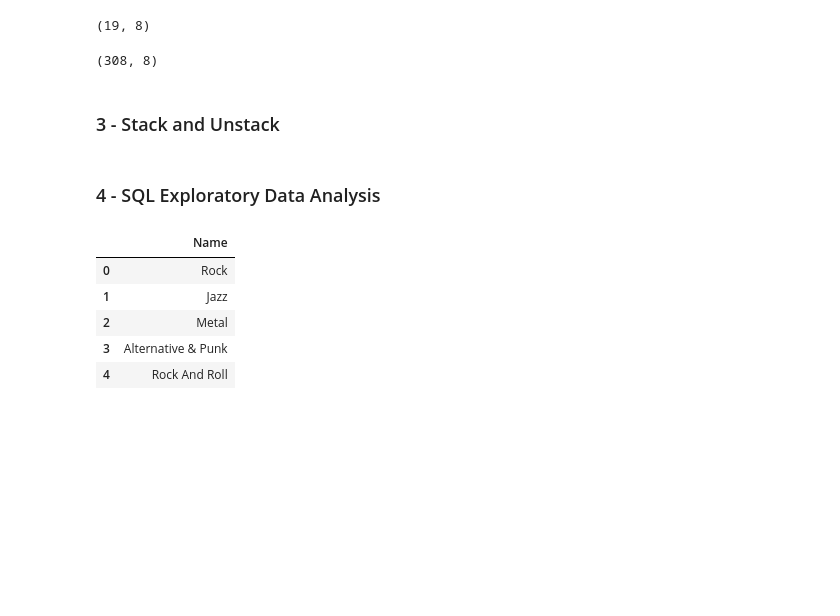
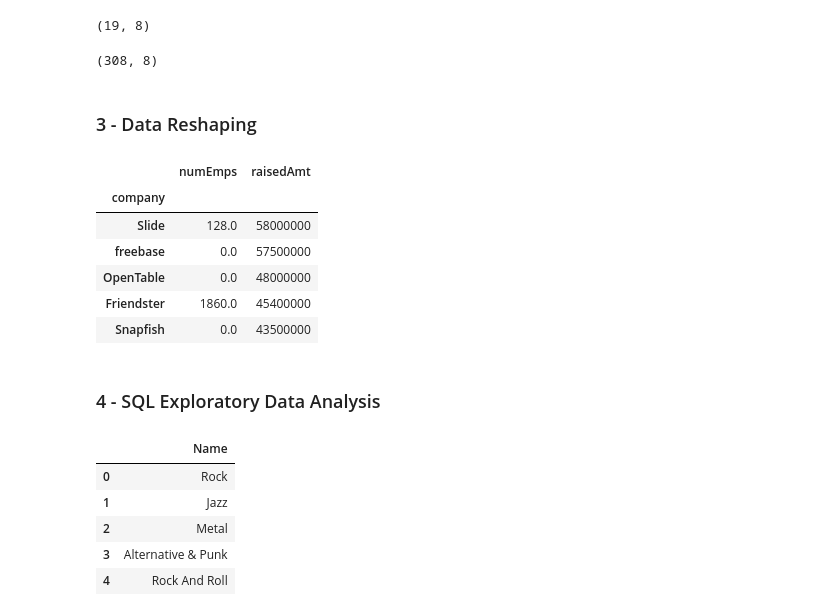
Before and after one commit to onlyphantom/tokopedia-fundamentals, a Jupyter notebook: 2_PythonDW/Python_for_DataWrangling.ipynb, the cells around one changed output. Drawn from its saved outputs; the diff is of its cells as text; code cells hidden in the pictures; blank space fills up the shorter version.

Commit message:
add reference answer for data reshaping

```diff
--- a/2_PythonDW/Python_for_DataWrangling.ipynb
+++ b/2_PythonDW/Python_for_DataWrangling.ipynb
@@ -1479,8 +1487,25 @@ elec[(elec.date == "2018-05-26") & (elec.categories == "Computers & Accessories"
 elec[elec.merchant == "Walmart.com"].shape
 # %% [output]
 (308, 8)
-# %% [markdown]
-### 3 - Stack and Unstack
+# %% [markdown]
+### 3 - Data Reshaping
+# %%
+# read data
+techcrunch = pd.read_csv("data_input/techcrunch.csv")
+
+# Answer for No. 2:
+techcrunch.groupby('category').median().sort_values('raisedAmt',ascending = 0)
+
+# Answer for No. 3:
+techcrunch[techcrunch.city == 'San Francisco'].groupby('company').sum().sort_values('raisedAmt', ascending = 0).head(5)
+# %% [output]
+|  | numEmps | raisedAmt |
+| company |  |  |
+| Slide | 128.0 | 58000000 |
+| freebase | 0.0 | 57500000 |
+| OpenTable | 0.0 | 48000000 |
+| Friendster | 1860.0 | 45400000 |
+| Snapfish | 0.0 | 43500000 |
 # %% [markdown]
 ### 4 - SQL Exploratory Data Analysis
 # %%
```
Also changed, not shown: parts of 9 cells of this notebook.
